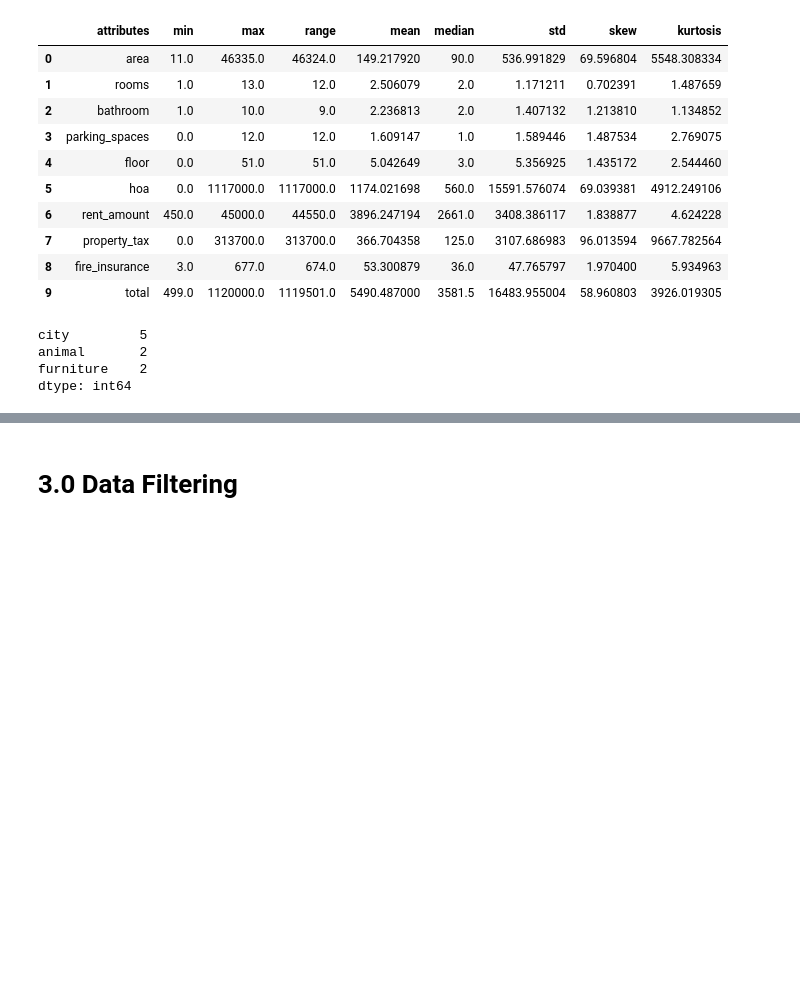
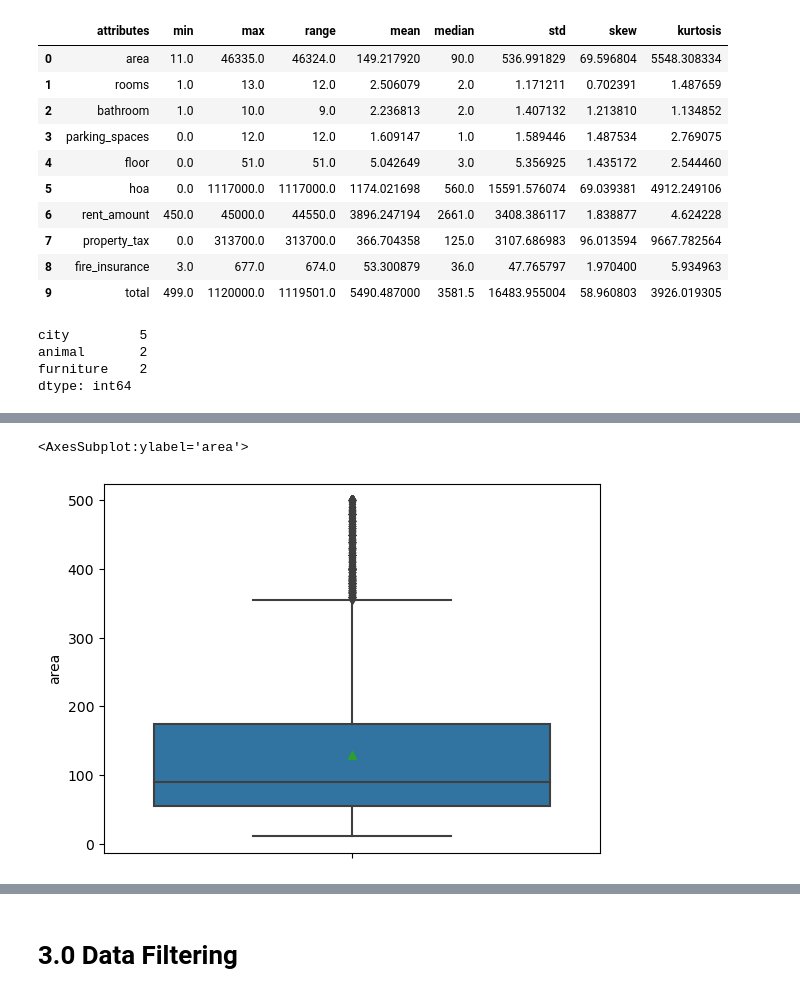
Before and after one commit to math-prog/house_predict, a Jupyter notebook: notebooks/1.0.mso.house_predict.ipynb, the cells around one changed output, grey strips where cells are left out. Cells and saved outputs as stored; diff of their text form; code cells hidden in the pictures; blank space fills up the shorter version.

```diff
--- a/notebooks/1.0.mso.house_predict.ipynb
+++ b/notebooks/1.0.mso.house_predict.ipynb
@@ -235,0 +298,6 @@ dtype: int64
+# %%
+aux1 = df2[(df2['area']<= 500)]
+sns.boxplot(data = aux1, y = 'area', showmeans = True)
+# %% [output]
+<AxesSubplot:ylabel='area'>
+[figure, added]
```
Also changed, not shown: parts of 9 cells of this notebook.
